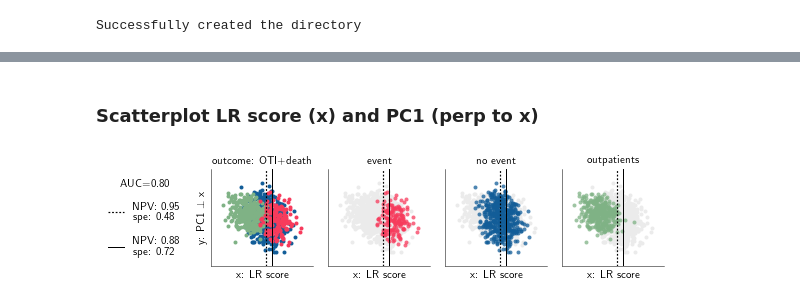
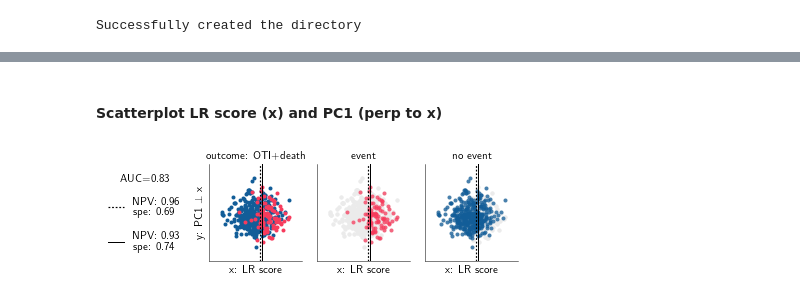
Before and after one commit to RiccardoGM/ImmuneResponseCOVID19, a Jupyter notebook: Notebooks/MultivariateLinearRegression.ipynb, the cells around one changed output, grey strips where cells are left out. Cells and saved outputs as stored; diff of their text form; code cells hidden in the pictures.

```diff
--- a/Notebooks/MultivariateLinearRegression.ipynb
+++ b/Notebooks/MultivariateLinearRegression.ipynb
@@ -115,8 +112,8 @@ models_dict = {}
 
 ## LR models
 models_dict['LR'] = {}
-models_dict['LR']['IC'] = IC_set
-models_dict['LR']['IC+Dem'] = IC_set + Dem_set
+models_dict['LR']['FC'] = FC_set
+models_dict['LR']['FC+Dem'] = FC_set + Dem_set
 models_dict['LR']['CK'] = CK_set
 models_dict['LR']['CK+Dem'] = CK_set + Dem_set
 models_dict['LR']['BM'] = BM_set
@@ -564,6 +589,10 @@ if run_experiments:
 # %%
+model_name = 'BM+Dem'
+
 Data_train = DataInpatients.copy()
 Data_test = DataOutpatients.copy() # Data_Control
-#Data_test['delta_onset'] = 0
+if 'FC' not in model_name:
+    Data_test = DataInpatients.copy()
+
 print(Data_train.shape, Data_test.shape)
 # %% [output]
@@ -605,8 +631,8 @@ results, MLR, prep_data = CL.LR_model_results(Data=DataInpatients,
 # %%
 # Prepare data for 2D plot
-Data_X = prep_data['Training set']['X'].values
-Data_y = prep_data['Training set']['Y'].values
-Data_X_t = prep_data['Test set']['X'].values
+Data_X = prep_data['Train']
+Data_y = results[model_name]['Train_Labels']
+Data_X_t = prep_data['Test']
 proj_2D = CF.MLR_axis(MLR, Data_X, Data_test=Data_X_t, use_bias=False) # use_bias=False
 X2D_train = proj_2D['Train']
 X2D_test = proj_2D['Test']
@@ -640,10 +666,10 @@ if x_2_max_t>x_2_max:
 
 ## Evaluate predictions
 y_train = Data_y.copy()
-y_pred = MLR.fit(Data_X, Data_y).predict(Data_X)
+y_pred = MLR.predict(Data_X) #MLR.fit(Data_X, Data_y).predict(Data_X)
 y_pred_t = MLR.predict(Data_X_t)
 value_pred = MLR.decision_function(Data_X)
-min_NPV_2DPlot = 0.95 # min_NPV
+min_NPV_2DPlot = 0.96 # min_NPV
 threshold_0 = CL.best_threshold_class0(y_pred=y_pred, value_pred=value_pred, y_target=y_train, min_NPV=min_NPV_2DPlot, fixed_threshold=False)
 
 ## Compute scores
@@ -670,19 +696,6 @@ F1 (min NPV): 0.5220458553791887 NPV (min NPV): 0.9516129032258065
 # %% [markdown]
-### Scatterplot LR score (x) and PC1 (perp to x)
+#### Scatterplot LR score (x) and PC1 (perp to x)
 # %%
-# Colors
-green = '#7FB285'
-violet = '#A888BF'
-light_red_purp = '#FF616D'
-red_purp = '#F73B5C'
-light_blue = '#3C8DAD'
-dark_blue = '#125D98'
-orange = '#F5A962'
-lavander = '#D5C6E0'
-dark_liver = '#56494C'
-grey_1 = '#AAAAAA'
-grey_2 = '#DDDDDD'
-
 # Plot parameters
 magnification = 2.8
 plot_heatmap = False
@@ -697,9 +710,11 @@ c_1 = red_purp
 c_control = green
 c_immunopar = orange
 c_background = CF.lighten_color(grey_2, 0.6)
-n_cols = 3 + 1
+n_cols = 3
+if 'FC' in model_name:
+    n_cols += 1
 if plot_immunoparalysis:
-    n_cols = n_cols + 1
+    n_cols += 1
 
 # Set plot style
 CF.SetPlotParams(magnification=magnification*n_cols/4., ratio=float(2./(7.9*n_cols/4.)), fontsize=11,
@@ -709,6 +724,7 @@ mpl.rc('text.latex', preamble=r'\usepackage{sfmath}')
 mpl.rcParams['axes.spines.right'] = False
 mpl.rcParams['axes.spines.top'] = False
 
+
 # Initialize figure
 fig, ax = plt.subplots(nrows=1, ncols=n_cols, sharey=True)
 
@@ -716,8 +732,9 @@ fig, ax = plt.subplots(nrows=1, ncols=n_cols, sharey=True)
 ## Plot points
 idx = 0
 ax[idx].plot(X_1_0, X_2_0, ls=' ', marker='.', color=c_0, ms=ms, mew=mew, mec=mec, alpha=1.)
-if plot_test:
-    ax[idx].plot(X_1_t, X_2_t, ls=' ', marker='.', color=c_control, ms=ms, mew=mew, mec=mec, alpha=1.)
+if 'FC' in model_name:
+    if plot_test:
+        ax[idx].plot(X_1_t, X_2_t, ls=' ', marker='.', color=c_control, ms=ms, mew=mew, mec=mec, alpha=1.)
 ax[idx].plot(X_1_1, X_2_1, ls=' ', marker='.', color=c_1, ms=ms, mew=mew, mec=mec, alpha=1.)
 ax[idx].axvline(threshold_0, color='black', alpha=1., ls='--', dashes=(1.5, 1.5), lw=1.2,
                 label='NPV: %.2f\nspe: %.2f' % (NPV_train_minNPVmodel, spe_train_minNPVmodel))
@@ -756,46 +773,47 @@ ax[idx].grid(False)
 idx = idx+1
 if plot_test:
     ax[idx].plot(X_1_t, X_2_t, ls=' ', marker='.', color=c_background, ms=ms, mew=mew, mec=mec, alpha=alpha_bg)
 ax[idx].plot(X_1_1, X_2_1, ls=' ', marker='.', color=c_background, ms=ms, mew=mew, mec=mec, alpha=alpha_bg)
 ax[idx].plot(X_1_0, X_2_0, ls=' ', marker='.', color=c_0, ms=ms, mew=mew, mec=mec, alpha=0.75, label='Survived')
 ax[idx].axvline(threshold_0, color='black', alpha=1., ls='--', dashes=(1.5, 1.5), lw=1.2)
 ax[idx].axvline(0, color='black', alpha=1., ls='-', lw=1.)
 ax[idx].set_xlim(x_1_min, x_1_max)
 ax[idx].set_xticks(())
 ax[idx].set_xlabel('x: LR score')
 #ax[idx].yaxis.set_visible(False)
 #ax[idx].spines['left'].set_visible(False)
 #ax[idx].legend(loc='lower center', bbox_to_anchor=(0.5, 0.95), frameon=False) #legend(loc=0, frameon=False)
 ax[idx].title.set_text('no event')
 ax[idx].grid(False)
 
 
 
-idx = idx+1
-ax[idx].plot(X_1_0, X_2_0, ls=' ', marker='.', color=c_background, ms=ms, mew=mew, mec=mec, alpha=alpha_bg)
-ax[idx].plot(X_1_1, X_2_1, ls=' ', marker='.', color=c_background, ms=ms, mew=mew, mec=mec, alpha=alpha_bg)
-if plot_test:
-    ax[idx].plot(X_1_t, X_2_t, ls=' ', marker='.', color=c_control, ms=ms, mew=mew, mec=mec, alpha=0.75, label='Control')
-ax[idx].axvline(threshold_0, color='black', alpha=1., ls='--', dashes=(1.5, 1.5), lw=1.2)
-ax[idx].axvline(0, color='black', alpha=1., ls='-', lw=1.)
-ax[idx].set_xlim(x_1_min, x_1_max)
-ax[idx].set_xticks(())
-ax[idx].set_xlabel('x: LR score')
-#ax[idx].yaxis.set_visible(False)
-#ax[idx].spines['left'].set_visible(False)
-#ax[idx].legend(loc='lower center', bbox_to_anchor=(0.5, 0.95), frameon=False) #legend(loc=0, frameon=False)
-ax[idx].title.set_text('outpatients')
-ax[idx].grid(False)
+if 'FC' in model_name:
+    idx = idx+1
+    ax[idx].plot(X_1_0, X_2_0, ls=' ', marker='.', color=c_background, ms=ms, mew=mew, mec=mec, alpha=alpha_bg)
+    ax[idx].plot(X_1_1, X_2_1, ls=' ', marker='.', color=c_background, ms=ms, mew=mew, mec=mec, alpha=alpha_bg)
+    if plot_test:
+        ax[idx].plot(X_1_t, X_2_t, ls=' ', marker='.', color=c_control, ms=ms, mew=mew, mec=mec, alpha=0.75, label='Control')
+    ax[idx].axvline(threshold_0, color='black', alpha=1., ls='--', dashes=(1.5, 1.5), lw=1.2)
+    ax[idx].axvline(0, color='black', alpha=1., ls='-', lw=1.)
+    ax[idx].set_xlim(x_1_min, x_1_max)
+    ax[idx].set_xticks(())
+    ax[idx].set_xlabel('x: LR score')
+    #ax[idx].yaxis.set_visible(False)
+    #ax[idx].spines['left'].set_visible(False)
+    #ax[idx].legend(loc='lower center', bbox_to_anchor=(0.5, 0.95), frameon=False) #legend(loc=0, frameon=False)
+    ax[idx].title.set_text('outpatients')
+    ax[idx].grid(False)
 
 
 plt.ylim(x_2_min, x_2_max)
 plt.yticks(())
 
 filename = 'ScatterplotLR#%s' % (model_name)
 filename = filename + exp_description + exp_multiv_description + '.pdf'
 saving_str = path_figures + filename
 plt.savefig(saving_str, bbox_inches='tight') #dpi=1000,
 
 plt.show()
 # %% [output]
-[figure, old version]
+[figure, new version]
```
Also changed, not shown: parts of 14 cells of this notebook.
